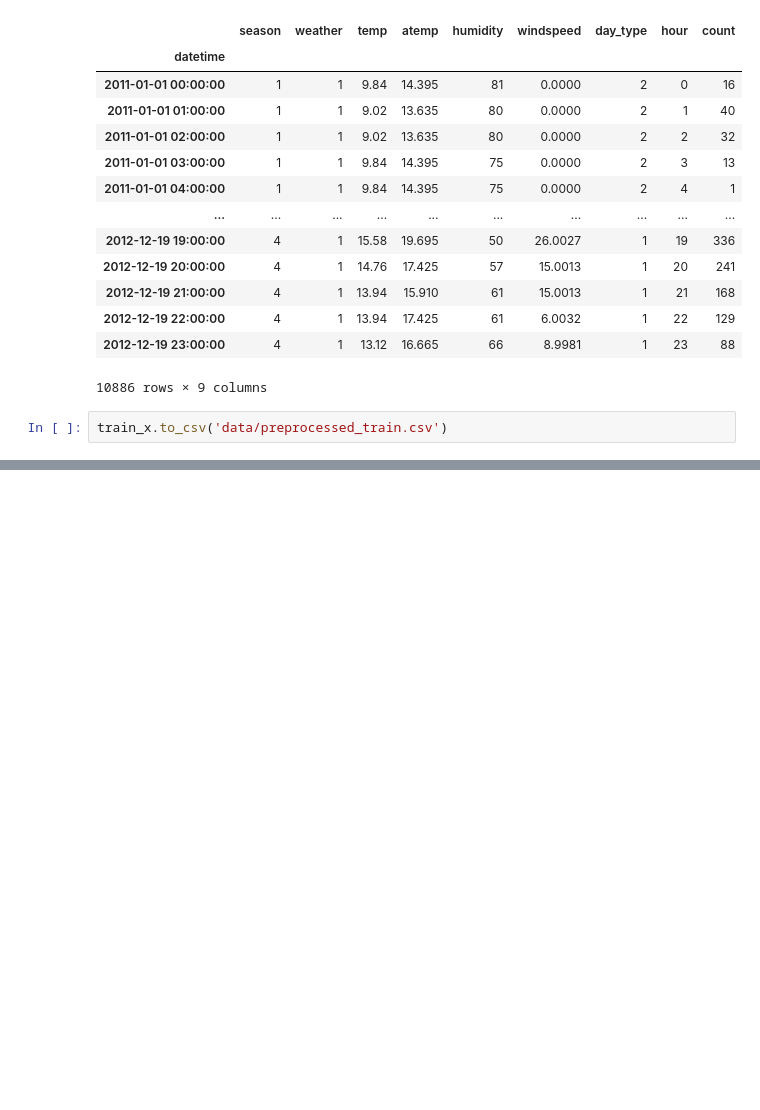
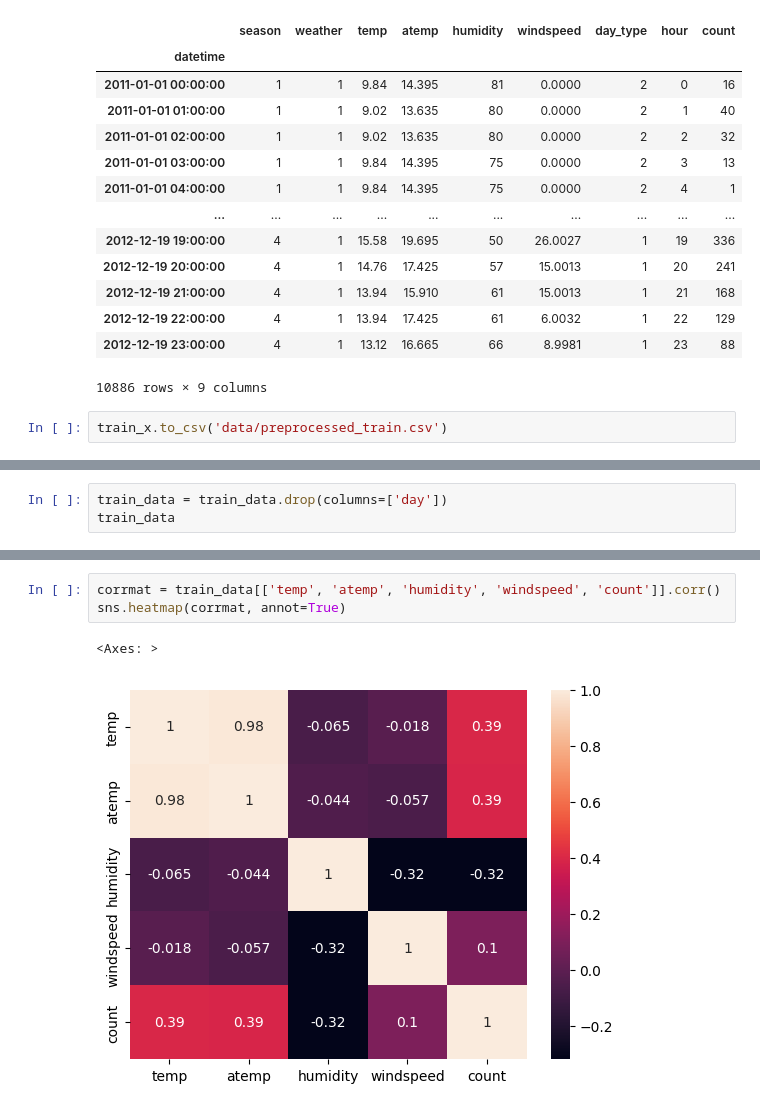
Before and after one commit to Hyunju37/SSAFY-kaggle-study, a Jupyter notebook: phase1/eda.ipynb, the cells around one changed output, grey strips where cells are left out. Saved outputs shown, nothing was run; the diff lists cells and outputs as text; blank space fills up the shorter version.

```diff
--- a/phase1/eda.ipynb
+++ b/phase1/eda.ipynb
@@ -240,0 +339,3 @@ train_x.to_csv('data/preprocessed_train.csv')
+# %%
+train_data = train_data.drop(columns=['day'])
+train_data
@@ -240,0 +366,6 @@ train_x.to_csv('data/preprocessed_train.csv')
+# %%
+corrmat = train_data[['temp', 'atemp', 'humidity', 'windspeed', 'count']].corr()
+sns.heatmap(corrmat, annot=True)
+# %% [output]
+<Axes: >
+[figure, added]
```
Also changed, not shown: parts of 11 cells of this notebook, 2 other files.
